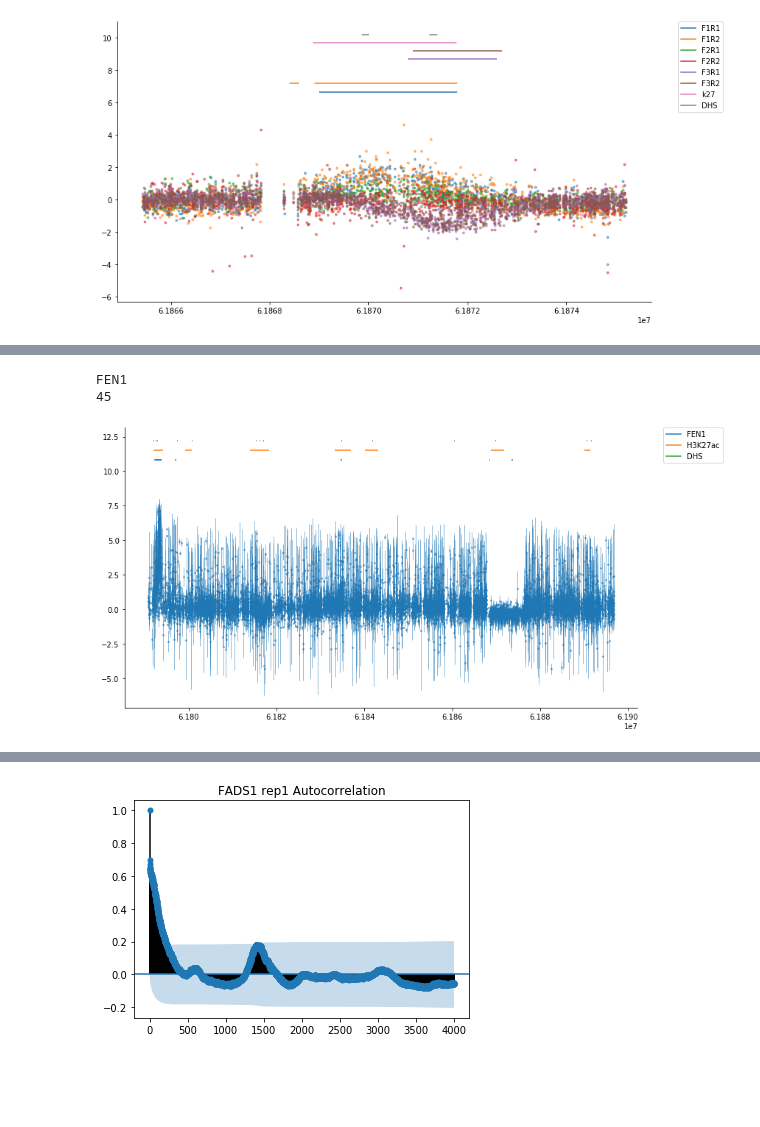
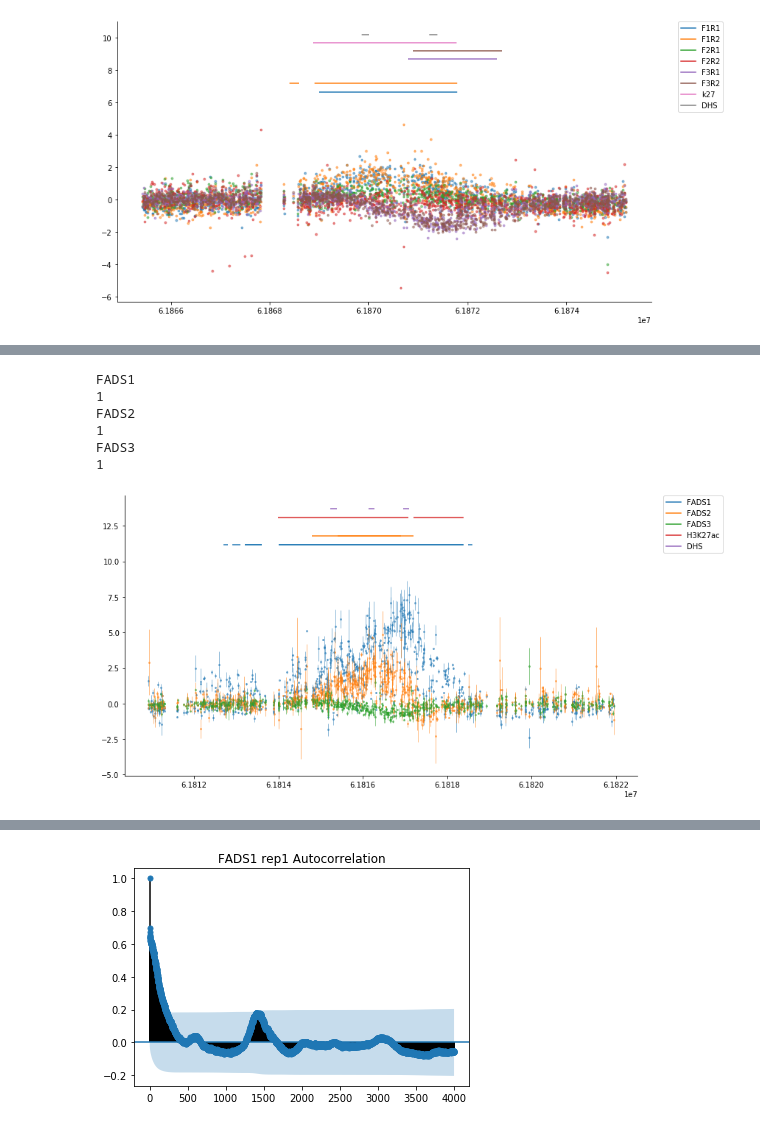
Before and after one commit to sjgosai/casa, a Jupyter notebook: analysis/FADS_locus.ipynb, the cells around one changed output, grey strips where cells are left out. Drawn from its saved outputs; the diff is of its cells as text; code cells hidden in the pictures; blank space fills up the shorter version.

Commit message:
FADS locus update

```diff
--- a/analysis/FADS_locus.ipynb
+++ b/analysis/FADS_locus.ipynb
@@ -69,7 +71,7 @@ data['cutsite'] = [ int(coord.split(':')[1].split('-')[1]) - 4
                     int(coord.split(':')[1].split('-')[0]) + 3
                       for coord in data.index ]
 # %%
-test_peaks = [ pd.read_table(fn,sep='\t',header=None,names=['chr','start','end']) for fn in sorted(glob.glob('../data/*__sigpeaks.bed')) ]
+test_peaks = [ pd.read_table(fn,sep='\t',header=None,names=['chr','start','end']) for fn in sorted(glob.glob('../data/*__fixSigpeaks.bed')) ]
 print(len(test_peaks))
 extra_feat = [ pd.read_table(fn,sep='\t',header=None,names=['chr','start','end'],usecols=[0,1,2]) for fn in ['../data/k27ac_replicatePeaks_hg38_scoreFiltered.bed','../data/DNASE_peaks_replicated.bed'] ]
 [ test_peaks.append( feat.loc[ feat['chr'] == 'chr11' ,:] ) for feat in extra_feat ]
@@ -220,8 +241,8 @@ def plot_combined_cutsites(plot_interval, cutsite_data, peak_data, plot_ids):
                             else
                             int(coord.split(':')[1].split('-')[0]) + 3
                             for coord in sub_cuts.index ]
-    slice_cuts = check_overlap(plot_interval,np.vstack([data['cutsite'].values,
-                                                       (data['cutsite']+1).values]).T)
+    slice_cuts = check_overlap(plot_interval,np.vstack([cutsite_data['cutsite'].values,
+                                                       (cutsite_data['cutsite']+1).values]).T)
     sub_cuts = sub_cuts.loc[slice_cuts, :]
     # Subset peak intervals
     sub_peaks= check_overlap(plot_interval, peak_data.loc[:,('start','end')].values)
@@ -237,7 +258,7 @@ def plot_combined_cutsites(plot_interval, cutsite_data, peak_data, plot_ids):
                 score_min
     fig = plt.figure(figsize=(12,6))
     ax  = plt.subplot(111)
-    avail_data = test_peaks.loc[test_peaks['exp_id'].isin(plot_ids),('exp_id','assay','replicate')].drop_duplicates()
+    avail_data = peak_data.loc[peak_data['exp_id'].isin(plot_ids),('exp_id','assay','replicate')].drop_duplicates()
     exp2assay = {}
     assay2exp = {}
     for row in avail_data.iterrows():
@@ -270,5 +291,5 @@ def plot_combined_cutsites(plot_interval, cutsite_data, peak_data, plot_ids):
     custom_lines = [ Line2D([0], [0], color=plt.rcParams['axes.prop_cycle'].by_key()['color'][i]) for i, assay in enumerate(avail_data['assay'].unique()) ]
     ax.legend(custom_lines, avail_data['assay'].unique(),bbox_to_anchor=(1.05, 1), loc=2, borderaxespad=0.)
     plt.tight_layout()
-    return fig
+    return fig, ax
 # %%
@@ -334,8 +395,13 @@ FADS3
 # %%
-fig_h = plot_combined_cutsites(np.array([[61790805,61896817]]),
-                  data, test_peaks, plot_ids=['FnR1','FnR2','k27','DHS'])
+fig_h, ax_h = plot_combined_cutsites(np.array([[61810908,61822034]]),
+          data, test_peaks, plot_ids=['F1R1','F1R2','F2R1','F2R2','F3R1','F3R2','k27','DHS'])
+fig_h.savefig('FADS_locus__61810908_61822034__noFEN1.pdf')
 # %% [output]
-FEN1
-45
+FADS1
+1
+FADS2
+1
+FADS3
+1
-[figure, old version]
+[figure, new version]
 # %%
```
Also changed, not shown: parts of 42 cells of this notebook.
